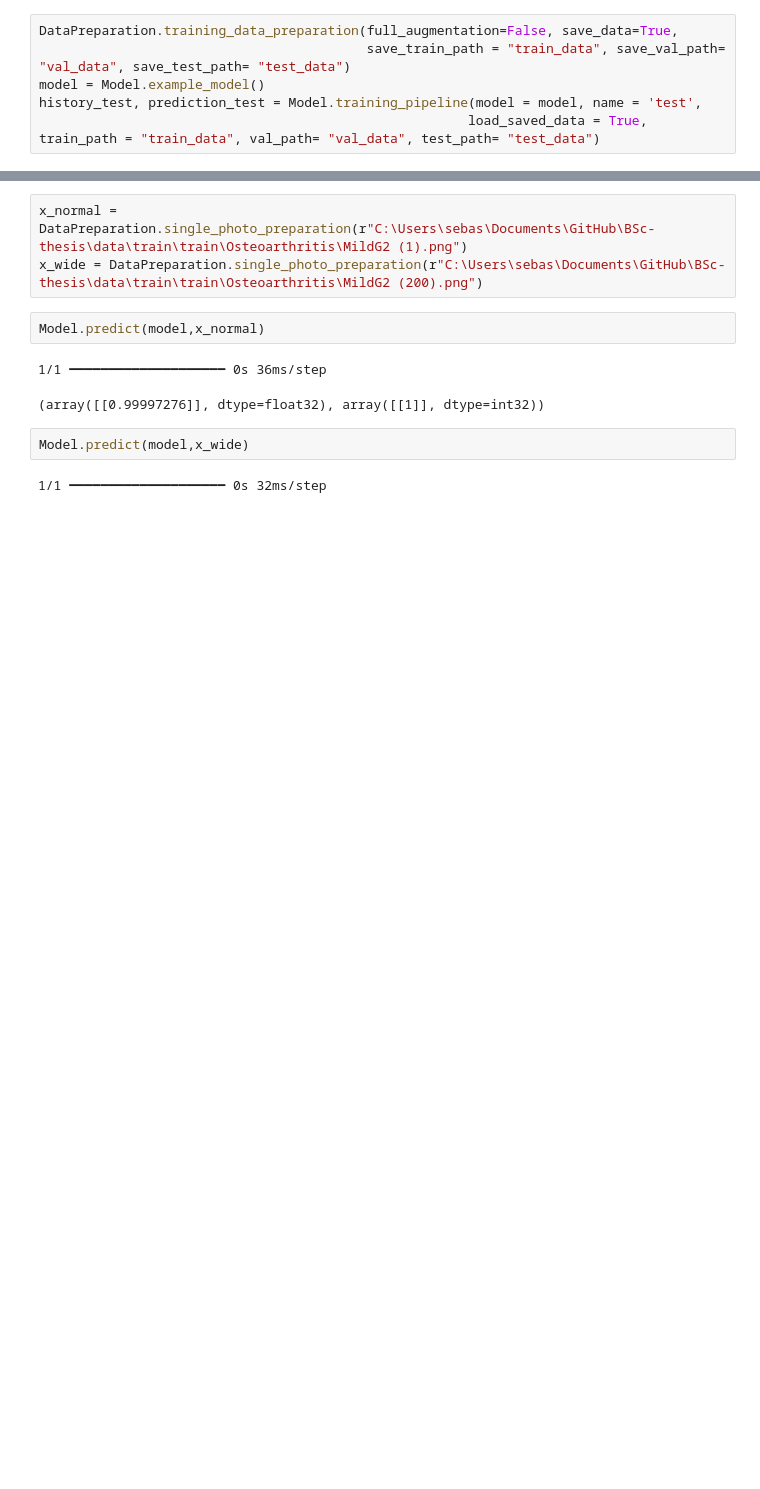
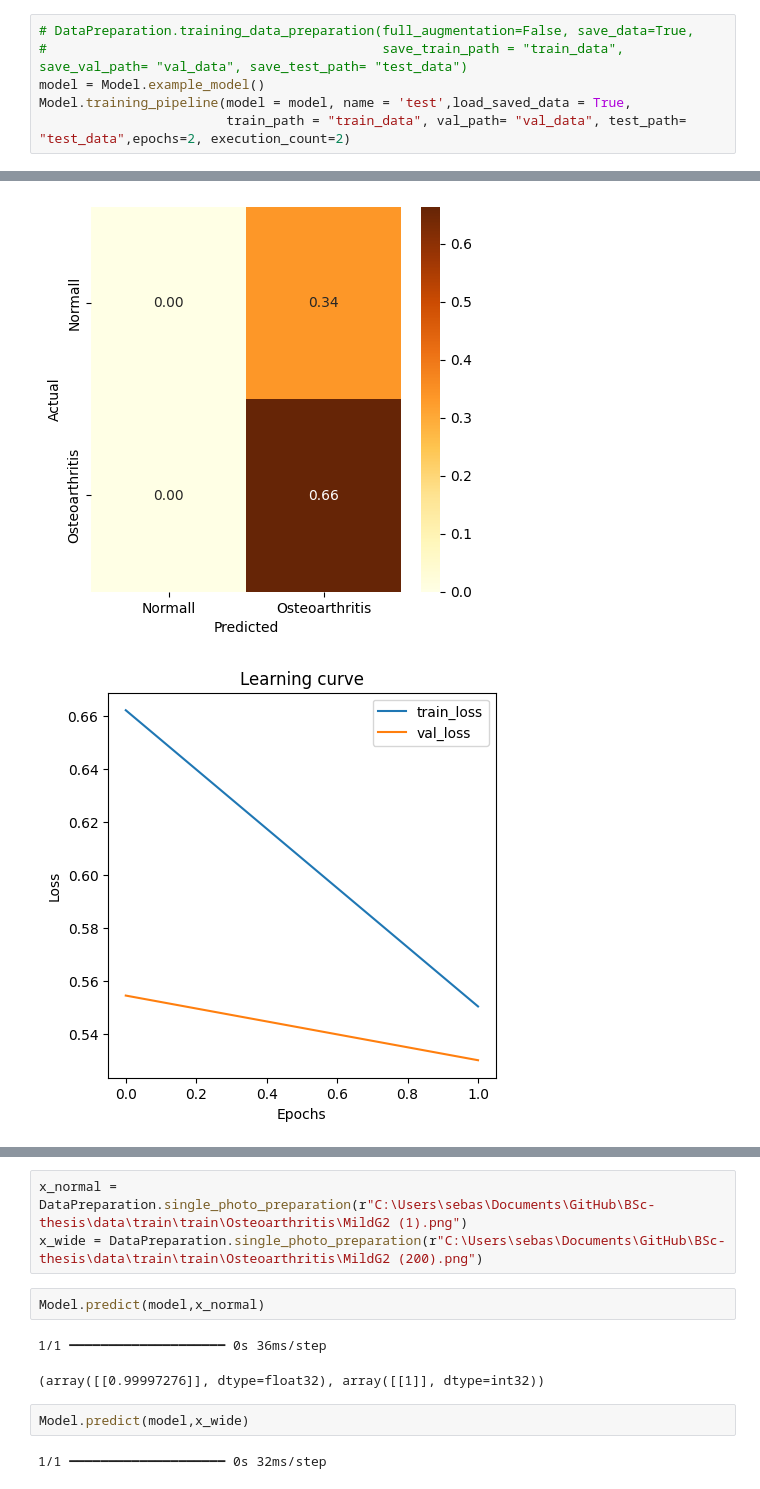
Before and after one commit to wozniakw2002/BSc-thesis, a Jupyter notebook: Notebooks/ModelTest.ipynb, the cells around one changed output, grey strips where cells are left out. Cells and saved outputs as stored; diff of their text form; blank space fills up the shorter version.

Commit message:
ModelTesting

```diff
--- a/Notebooks/ModelTest.ipynb
+++ b/Notebooks/ModelTest.ipynb
@@ -10,7 +10,7 @@ from Modules.ModelModule import Model
 # %%
-DataPreparation.training_data_preparation(full_augmentation=False, save_data=True,
-                                          save_train_path = "train_data", save_val_path= "val_data", save_test_path= "test_data")
+# DataPreparation.training_data_preparation(full_augmentation=False, save_data=True,
+#                                           save_train_path = "train_data", save_val_path= "val_data", save_test_path= "test_data")
 model = Model.example_model()
-history_test, prediction_test = Model.training_pipeline(model = model, name = 'test',
-                                                       load_saved_data = True, train_path = "train_data", val_path= "val_data", test_path= "test_data")
+Model.training_pipeline(model = model, name = 'test',load_saved_data = True,
+                        train_path = "train_data", val_path= "val_data", test_path= "test_data",epochs=2, execution_count=2)
 # %% [output]
@@ -33,0 +31,2 @@ Epoch 5/10
+[figure, added]
+[figure, added]
```
Also changed, not shown: parts of 2 cells of this notebook, 1 other file.
